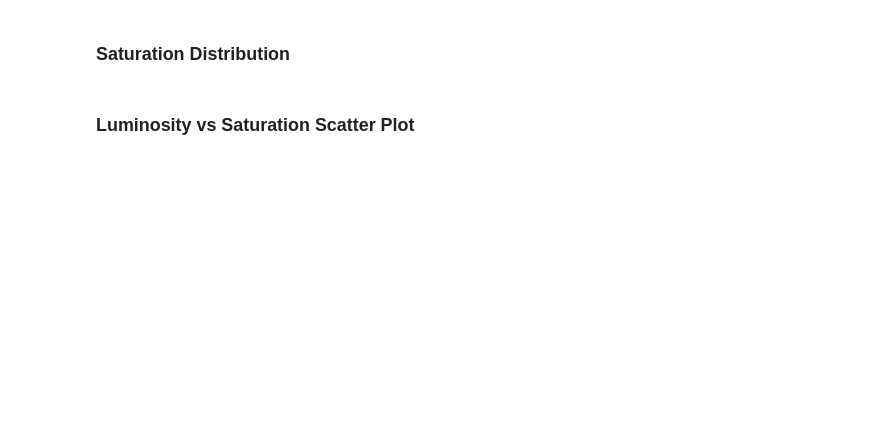
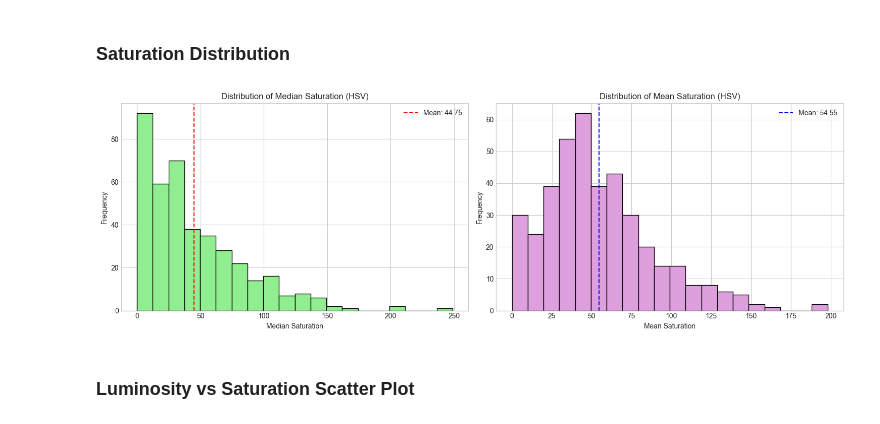
Before and after one commit to arthurpeixotomelo/img_processing, a Jupyter notebook: image_analysis.ipynb, the cells around one changed output. Drawn from its saved outputs; the diff is of its cells as text; code cells hidden in the pictures; blank space fills up the shorter version.

```diff
--- a/image_analysis.ipynb
+++ b/image_analysis.ipynb
@@ -268,24 +539,36 @@ plt.show()
 # %%
 fig, axes = plt.subplots(1, 2, figsize=(15, 5))
 
 # Median saturation histogram
-axes[0].hist(df['median_saturation'], bins=20, color='lightgreen', edgecolor='black')
-axes[0].set_xlabel('Median Saturation')
-axes[0].set_ylabel('Frequency')
-axes[0].set_title('Distribution of Median Saturation (HSV)')
-axes[0].axvline(df['median_saturation'].mean(), color='red', linestyle='--', label=f'Mean: {df["median_saturation"].mean():.2f}')
+axes[0].hist(df["median_saturation"], bins=20, color="lightgreen", edgecolor="black")
+axes[0].set_xlabel("Median Saturation")
+axes[0].set_ylabel("Frequency")
+axes[0].set_title("Distribution of Median Saturation (HSV)")
+axes[0].axvline(
+    df["median_saturation"].mean(),
+    color="red",
+    linestyle="--",
+    label=f"Mean: {df['median_saturation'].mean():.2f}",
+)
 axes[0].legend()
 
 # Mean saturation histogram
-axes[1].hist(df['mean_saturation'], bins=20, color='plum', edgecolor='black')
-axes[1].set_xlabel('Mean Saturation')
-axes[1].set_ylabel('Frequency')
-axes[1].set_title('Distribution of Mean Saturation (HSV)')
-axes[1].axvline(df['mean_saturation'].mean(), color='blue', linestyle='--', label=f'Mean: {df["mean_saturation"].mean():.2f}')
+axes[1].hist(df["mean_saturation"], bins=20, color="plum", edgecolor="black")
+axes[1].set_xlabel("Mean Saturation")
+axes[1].set_ylabel("Frequency")
+axes[1].set_title("Distribution of Mean Saturation (HSV)")
+axes[1].axvline(
+    df["mean_saturation"].mean(),
+    color="blue",
+    linestyle="--",
+    label=f"Mean: {df['mean_saturation'].mean():.2f}",
+)
 axes[1].legend()
 
 plt.tight_layout()
 plt.show()
+# %% [output]
+[figure, added]
 # %% [markdown]
 ### Luminosity vs Saturation Scatter Plot
 # %%
```
Also changed, not shown: parts of 30 cells of this notebook, 2 other files.
